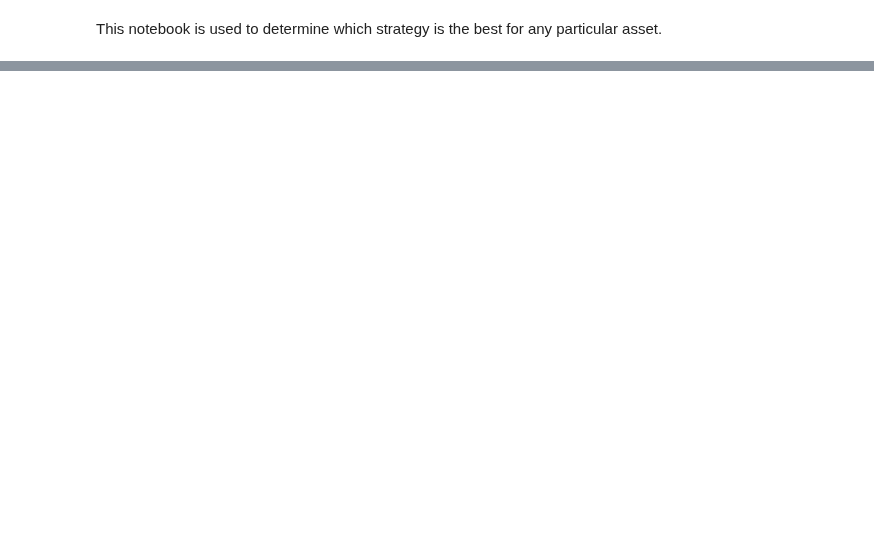
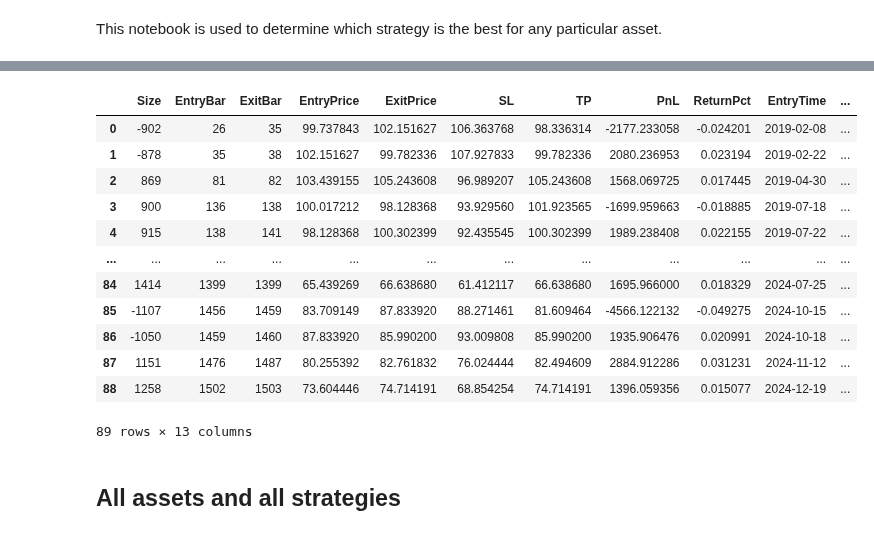
Before and after one commit to shaeanneeu/cryptoto, a Jupyter notebook: notebooks/backtesting.ipynb, the cells around one changed output, grey strips where cells are left out. Saved outputs shown, nothing was run; the diff lists cells and outputs as text; code cells hidden in the pictures; blank space fills up the shorter version.

Commit message:
Add example backtest

```diff
--- a/notebooks/backtesting.ipynb
+++ b/notebooks/backtesting.ipynb
@@ -28,0 +31,23 @@ for asset, weight in list(map(list, df.values)):
+# %%
+from backtesting import Backtest
+
+from strategies.larry_williams_price_action import LarryWilliamsPriceAction
+
+data = portfolio["BXP"]["data"]
+data.index = data.index.values.astype("datetime64[D]")
+bt = Backtest(
+    data, LarryWilliamsPriceAction, cash=1000000, commission=0.002, exclusive_orders=True
+)
+stats = bt.optimize(
+    size=[i / 100 for i in range(1, 10)],
+    sl_pct=[i / 100 for i in range(1, 8)],
+    tp_pct=[i / 100 for i in range(1, 8)],
+    maximize="Return [%]",
+    max_tries=3000,
+    random_state=0,
+)
+# NOTE: Not sure how to get the optimized size/SL/TP values...
+return_pct = stats["Return [%]"]
+if return_pct >= portfolio["BXP"]["best_return"]:
+    portfolio["BXP"]["strategy"] = bt._strategy.__name__
+    portfolio["BXP"]["best_return"] = return_pct
@@ -29,3 +57,21 @@ for asset, weight in list(map(list, df.values)):
+# %%
+stats._trades
+# %% [output]
+|  | Size | EntryBar | ExitBar | EntryPrice | ExitPrice | SL | TP | PnL | ReturnPct | EntryTime | ... |
+| 0 | -902 | 26 | 35 | 99.737843 | 102.151627 | 106.363768 | 98.336314 | -2177.233058 | -0.024201 | 2019-02-08 | ... |
+| 1 | -878 | 35 | 38 | 102.151627 | 99.782336 | 107.927833 | 99.782336 | 2080.236953 | 0.023194 | 2019-02-22 | ... |
+| 2 | 869 | 81 | 82 | 103.439155 | 105.243608 | 96.989207 | 105.243608 | 1568.069725 | 0.017445 | 2019-04-30 | ... |
+| 3 | 900 | 136 | 138 | 100.017212 | 98.128368 | 93.929560 | 101.923565 | -1699.959663 | -0.018885 | 2019-07-18 | ... |
+| 4 | 915 | 138 | 141 | 98.128368 | 100.302399 | 92.435545 | 100.302399 | 1989.238408 | 0.022155 | 2019-07-22 | ... |
+| ... | ... | ... | ... | ... | ... | ... | ... | ... | ... | ... | ... |
+| 84 | 1414 | 1399 | 1399 | 65.439269 | 66.638680 | 61.412117 | 66.638680 | 1695.966000 | 0.018329 | 2024-07-25 | ... |
+| 85 | -1107 | 1456 | 1459 | 83.709149 | 87.833920 | 88.271461 | 81.609464 | -4566.122132 | -0.049275 | 2024-10-15 | ... |
+| 86 | -1050 | 1459 | 1460 | 87.833920 | 85.990200 | 93.009808 | 85.990200 | 1935.906476 | 0.020991 | 2024-10-18 | ... |
+| 87 | 1151 | 1476 | 1487 | 80.255392 | 82.761832 | 76.024444 | 82.494609 | 2884.912286 | 0.031231 | 2024-11-12 | ... |
+| 88 | 1258 | 1502 | 1503 | 73.604446 | 74.714191 | 68.854254 | 74.714191 | 1396.059356 | 0.015077 | 2024-12-19 | ... |
+89 rows × 13 columns
+# %% [markdown]
+## All assets and all strategies
 # %%
 from backtesting import Backtest
 
```
Also changed, not shown: parts of 2 cells of this notebook.
